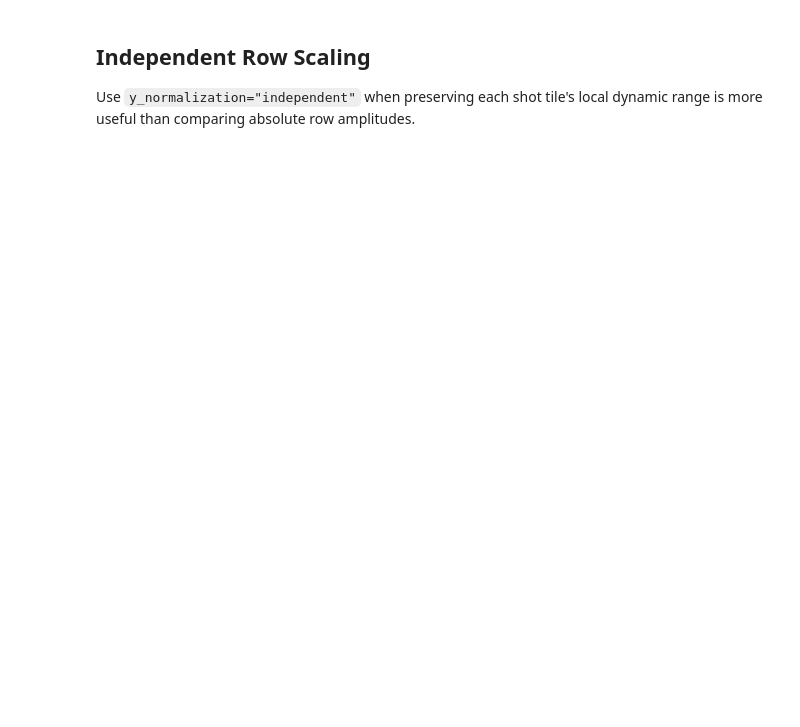
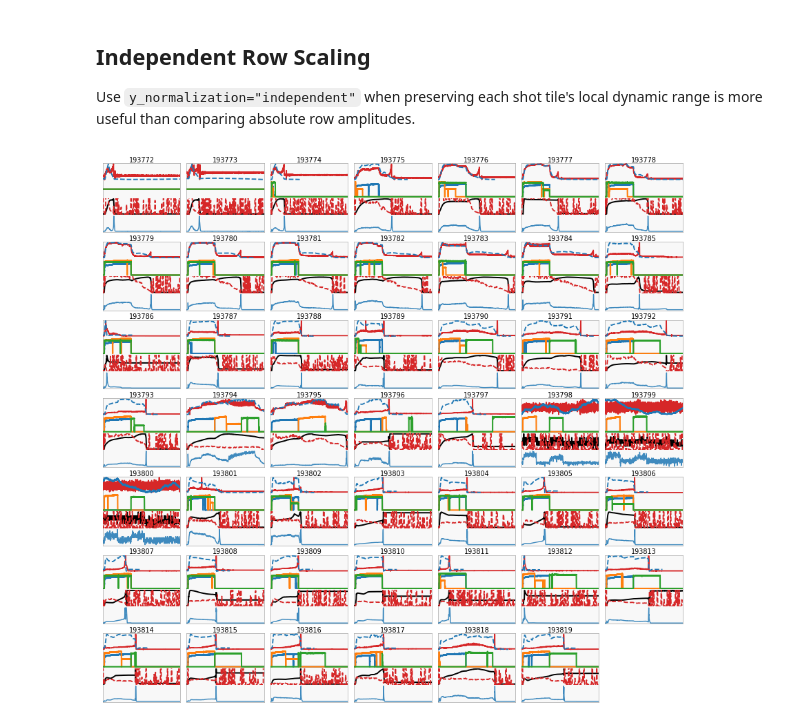
Before and after one commit to queezz/lhd-data, a Jupyter notebook: examples/fundamental_map.ipynb, the cells around one changed output. Cells and saved outputs as stored; diff of their text form; code cells hidden in the pictures; blank space fills up the shorter version.

Commit message:
upd [ fundamental map] add border and tile background for visual separation

```diff
--- a/examples/fundamental_map.ipynb
+++ b/examples/fundamental_map.ipynb
@@ -42,14 +42,17 @@ Use `y_normalization="independent"` when preserving each shot tile's local dynam
 # %%
 fig_independent, axes_independent = plot_fundamental_map(
     SHOTS,
     cache_dir=CACHE_DIR,
     columns=7,
     tmin=3.2,
     tmax=9.0,
     show_nbi=[1, 2, 3],
     halpha_mode="default",
     te_ylim=(0, 3),
     y_normalization="independent",
+    tile_border = True,
 )
+# %% [output]
+[figure, added]
 # %%
 fig_independent.savefig('./local/fundamentals_map_zoomed.png',bbox_inches='tight',dpi=200)
```
Also changed, not shown: parts of 1 cell of this notebook.
